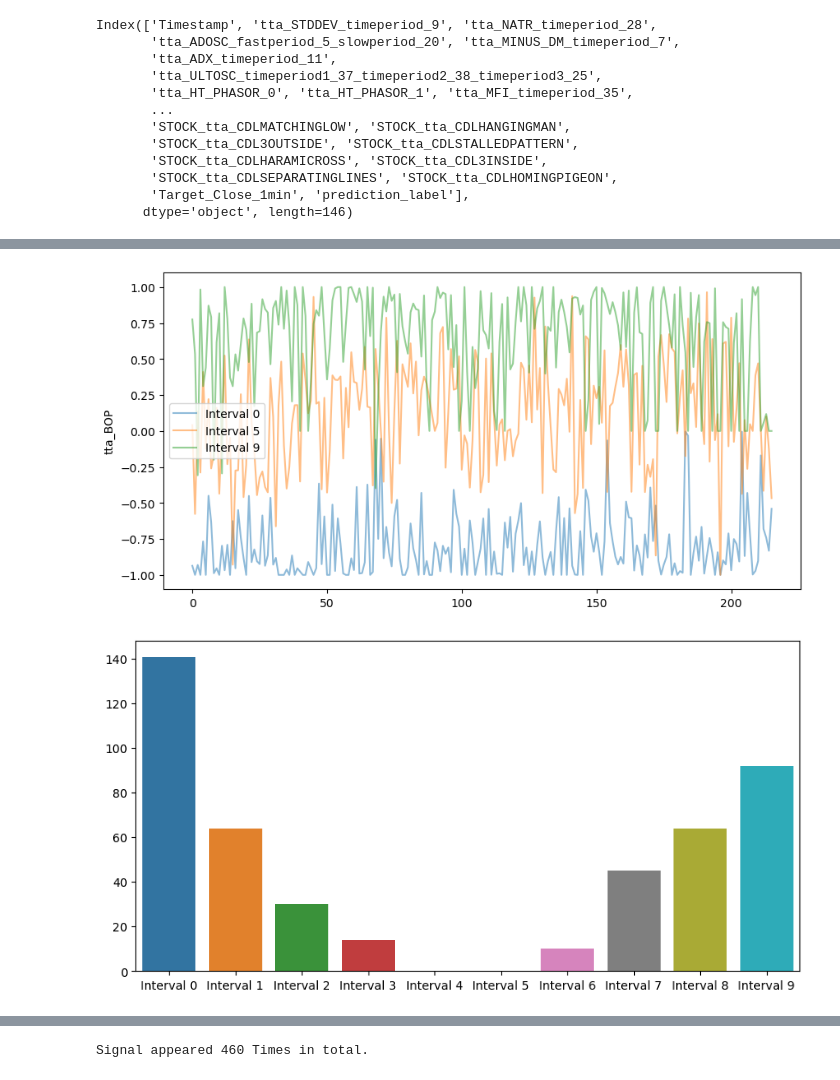
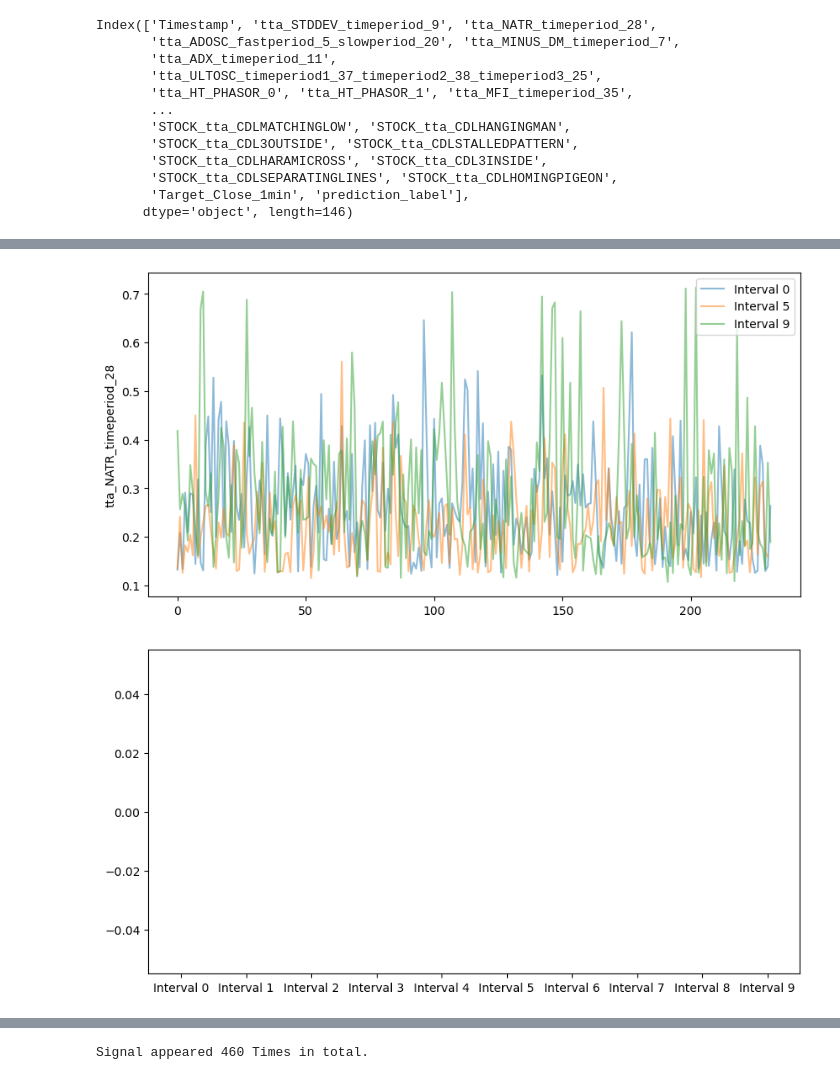
Before and after one commit to Aaron3963/Orient-Securities-2023, a Jupyter notebook: 全因子+正股/result_analysis.ipynb, the cells around one changed output, grey strips where cells are left out. Drawn from its saved outputs; the diff is of its cells as text; code cells hidden in the pictures.

```diff
--- a/全因子+正股/result_analysis.ipynb
+++ b/全因子+正股/result_analysis.ipynb
@@ -40,8 +45,9 @@ Predict max: 0.0
 # %%
 def quantiles(df, num_interval):
     df_sorted = df.sort_values(by='prediction_label')
+    df_sorted = df_sorted.dropna(subset=['prediction_label'])
 
-    quantile_markers = pd.qcut(df_sorted['prediction_label'], q=num_interval, labels=False)
+    quantile_markers = pd.qcut(df_sorted['prediction_label'],q=num_interval, labels=False)
 
 # Add the quantile markers as a new column to the DataFrame
     df_sorted['Interval_Marker'] = quantile_markers
@@ -176,11 +195,11 @@ NameError: name 'quant_analysis_list' is not defined
 # %%
-see_interval(df_sorted,[0,5,9], 'tta_BOP')
+see_interval(df_sorted,[0,5,9], 'tta_NATR_timeperiod_28')
 # %% [output]
-[figure, old version]
+[figure, new version]
 # %%
 count_interval(df_sorted,np.arange(10),'tta_CDLCLOSINGMARUBOZU', [-100,100])
 # %% [output]
-[figure, old version]
+[figure, new version]
 # %%
 categorical_pred_distribution(df_sorted,[1],'tta_CDLBELTHOLD',[-100,100],5)
 # %% [output]
```
Also changed, not shown: parts of 9 cells of this notebook, 4 other files.
